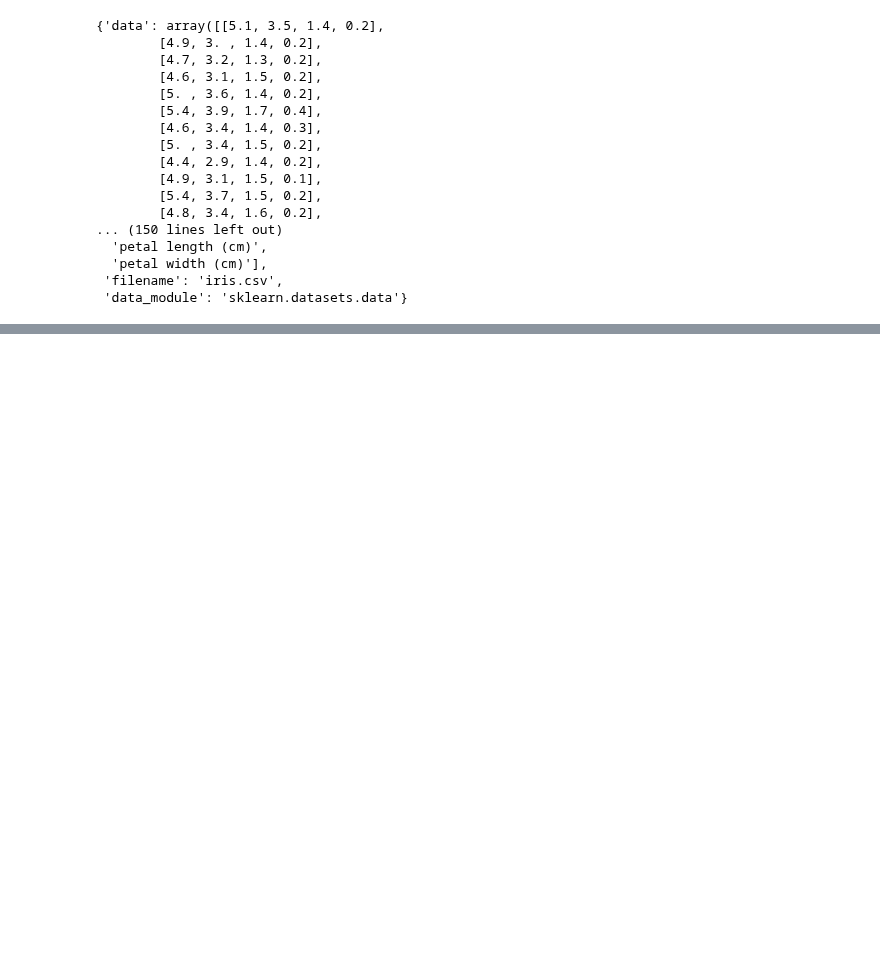
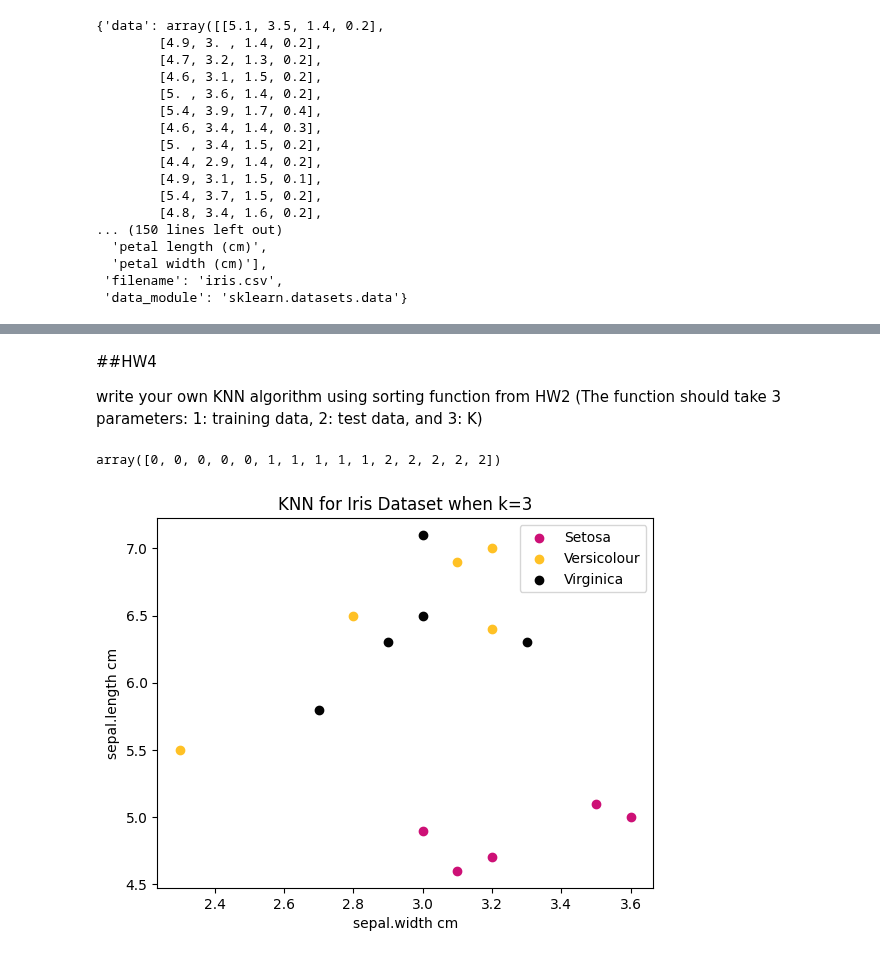
Before and after one commit to Jaomiew/DPDM2023, a Jupyter notebook: HW4.ipynb, the cells around one changed output, grey strips where cells are left out. Saved outputs shown, nothing was run; the diff lists cells and outputs as text; code cells hidden in the pictures; blank space fills up the shorter version.

Commit message:
Finish HW4 with plot

```diff
--- a/HW4.ipynb
+++ b/HW4.ipynb
@@ -28,8 +49,8 @@ iris
 # %%
-test_data0 = iris['data'][:5,:]
-test_data1 = iris['data'][50:55,:]
-test_data2 = iris['data'][100:105,:]
+test_data_0 = iris['data'][:5,:]
+test_data_1 = iris['data'][50:55,:]
+test_data_2 = iris['data'][100:105,:]
 
-train_data0 = iris['data'][5:50,:]
-train_data1 = iris['data'][55:100,:]
-train_data2 = iris['data'][105:150,:]
+train_data_0 = iris['data'][5:50,:]
+train_data_1 = iris['data'][55:100,:]
+train_data_2 = iris['data'][105:150,:]
@@ -38,0 +57,17 @@ train_data = np.concatenate([train_data0,train_data1,train_data2])
+# %%
+test_label_0 = iris['target'][:5]
+test_label_1 = iris['target'][50:55]
+test_label_2 = iris['target'][100:105]
+
+train_label_0 = iris['target'][5:50]
+train_label_1 = iris['target'][55:100]
+train_label_2 = iris['target'][105:]
+# %%
+test_data = np.concatenate([test_data_0,test_data_1,test_data_2])
+train_data = np.concatenate([train_data_0,train_data_1,train_data_2])
+test_labels = np.concatenate([test_label_0, test_label_1, test_label_2])
+train_labels = np.concatenate([train_label_0, train_label_1, train_label_2])
+# %% [markdown]
+##HW4
+
+write your own KNN algorithm using sorting function from HW2 (The function should take 3 parameters: 1: training data, 2: test data, and 3: K)
@@ -38,0 +108,23 @@ train_data = np.concatenate([train_data0,train_data1,train_data2])
+# %%
+pred = knn(train_data, train_labels, test_data, 3)
+pred
+# %% [output]
+array([0, 0, 0, 0, 0, 1, 1, 1, 1, 1, 2, 2, 2, 2, 2])
+# %%
+import matplotlib.pyplot as plt
+names = ['Setosa', 'Versicolour', 'Virginica']
+colors = ['#CD1076', '#FFC125', '#030303']
+
+for i in range(len(names)):
+    class_indices = np.where(test_labels == i)[0]
+    plt.scatter(test_data[class_indices, 1], test_data[class_indices, 0], label=names[i], c=colors[i])
+
+plt.xlabel('sepal.width cm')
+plt.ylabel('sepal.length cm')
+plt.title(f'KNN for Iris Dataset when k=3')
+
+
+plt.legend()
+plt.show()
+# %% [output]
+[figure, added]
```
Also changed, not shown: parts of 6 cells of this notebook.
